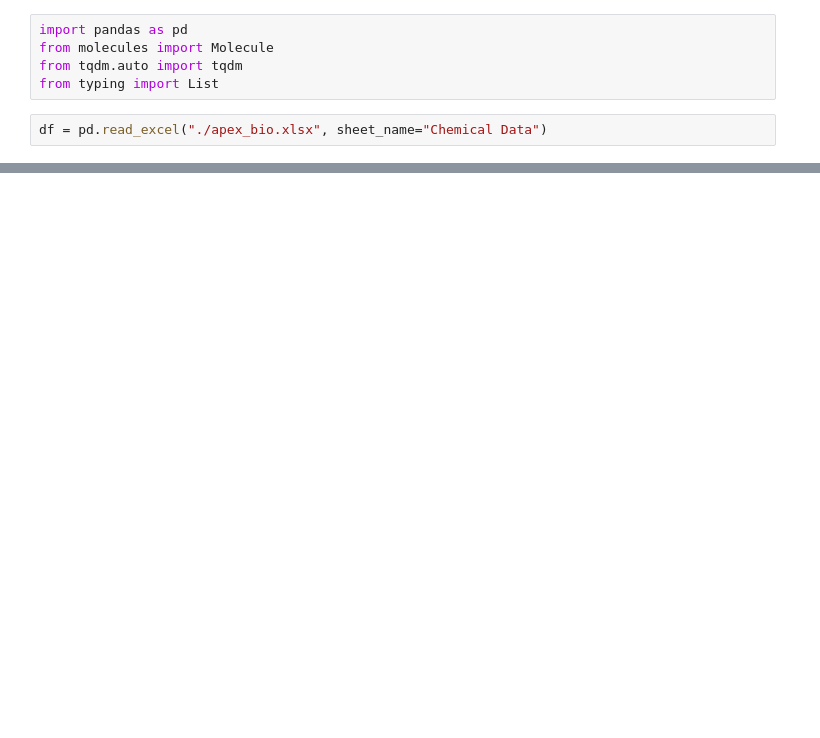
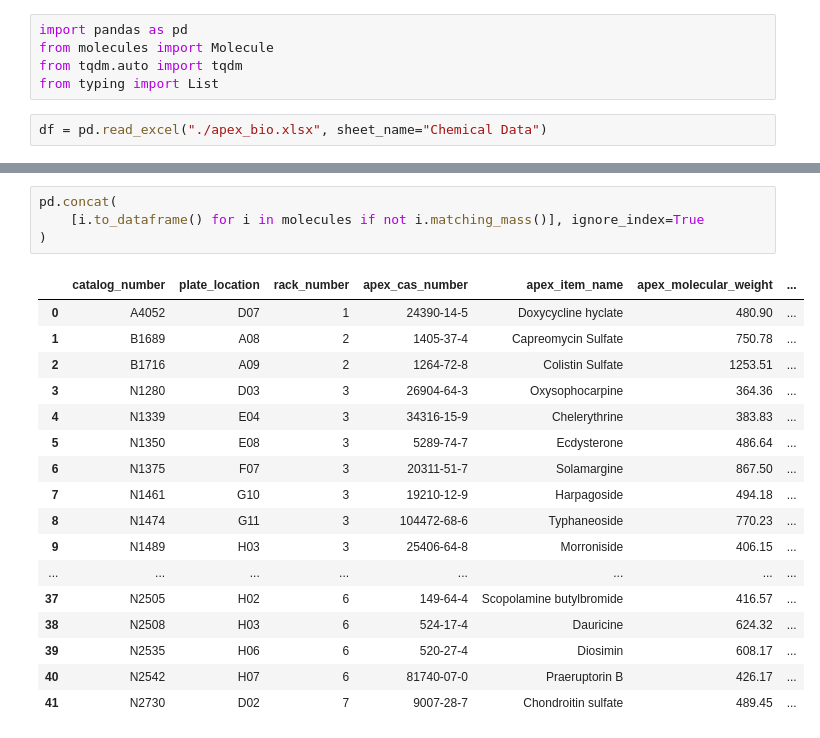
Before and after one commit to commons-research/apex_bio_data_cleaning, a Jupyter notebook: oop.ipynb, the cells around one changed output, grey strips where cells are left out. Drawn from its saved outputs; the diff is of its cells as text; blank space fills up the shorter version.

```diff
--- a/oop.ipynb
+++ b/oop.ipynb
@@ -49,0 +50,22 @@ Error fetching compound by SMILES.
+# %%
+pd.concat(
+    [i.to_dataframe() for i in molecules if not i.matching_mass()], ignore_index=True
+)
+# %% [output]
+|  | catalog_number | plate_location | rack_number | apex_cas_number | apex_item_name | apex_molecular_weight | ... |
+| 0 | A4052 | D07 | 1 | 24390-14-5 | Doxycycline hyclate | 480.90 | ... |
+| 1 | B1689 | A08 | 2 | 1405-37-4 | Capreomycin Sulfate | 750.78 | ... |
+| 2 | B1716 | A09 | 2 | 1264-72-8 | Colistin Sulfate | 1253.51 | ... |
+| 3 | N1280 | D03 | 3 | 26904-64-3 | Oxysophocarpine | 364.36 | ... |
+| 4 | N1339 | E04 | 3 | 34316-15-9 | Chelerythrine | 383.83 | ... |
+| 5 | N1350 | E08 | 3 | 5289-74-7 | Ecdysterone | 486.64 | ... |
+| 6 | N1375 | F07 | 3 | 20311-51-7 | Solamargine | 867.50 | ... |
+| 7 | N1461 | G10 | 3 | 19210-12-9 | Harpagoside | 494.18 | ... |
+| 8 | N1474 | G11 | 3 | 104472-68-6 | Typhaneoside | 770.23 | ... |
+| 9 | N1489 | H03 | 3 | 25406-64-8 | Morroniside | 406.15 | ... |
+| ... | ... | ... | ... | ... | ... | ... | ... |
+| 37 | N2505 | H02 | 6 | 149-64-4 | Scopolamine butylbromide | 416.57 | ... |
+| 38 | N2508 | H03 | 6 | 524-17-4 | Dauricine | 624.32 | ... |
+| 39 | N2535 | H06 | 6 | 520-27-4 | Diosimin | 608.17 | ... |
+| 40 | N2542 | H07 | 6 | 81740-07-0 | Praeruptorin B | 426.17 | ... |
+| 41 | N2730 | D02 | 7 | 9007-28-7 | Chondroitin sulfate | 489.45 | ... |
```
Also changed, not shown: parts of 1 cell of this notebook.
